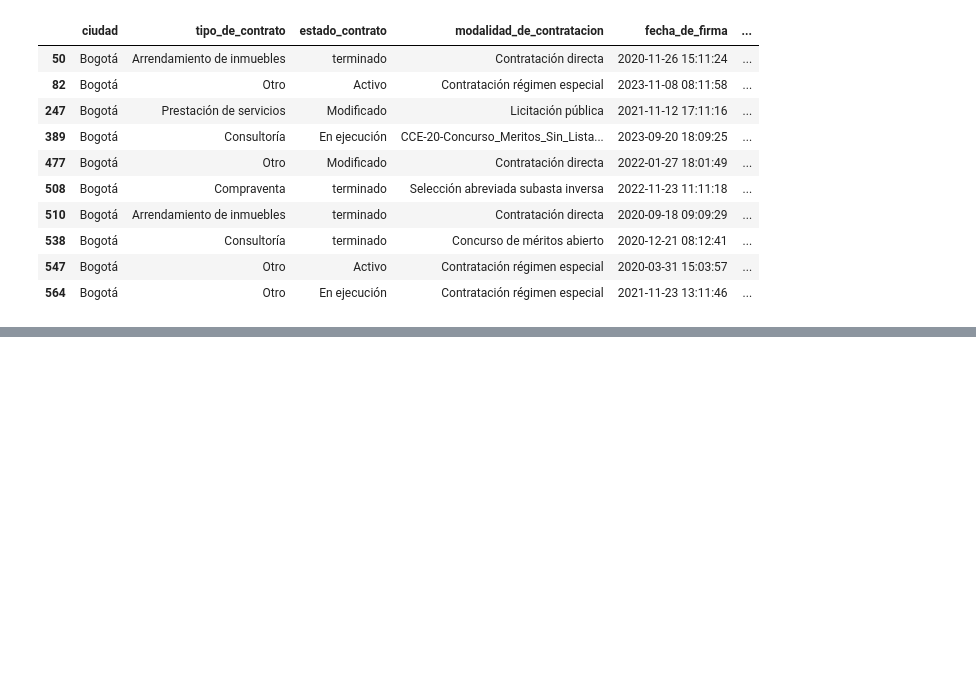
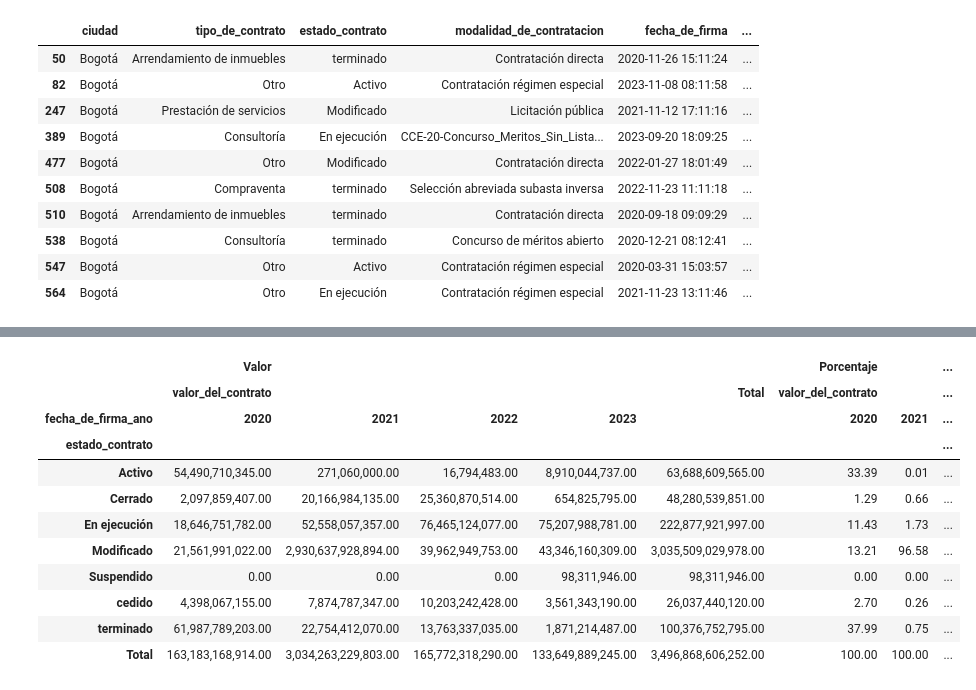
Before and after one commit to Maikclaros/AnCon_DNP, a Jupyter notebook: codigo/preprocesamiento/pre_procesamiento.ipynb, the cells around one changed output, grey strips where cells are left out. Drawn from its saved outputs; the diff is of its cells as text; code cells hidden in the pictures; blank space fills up the shorter version.

```diff
--- a/codigo/preprocesamiento/pre_procesamiento.ipynb
+++ b/codigo/preprocesamiento/pre_procesamiento.ipynb
@@ -532,0 +559,40 @@ media_valor_contrato.head(10) # Mostrar base
+# %%
+# Agrupar y calcular la suma y la cantidad
+DF_estado_contrato = DF_contratos_v1.groupby(['estado_contrato', 'fecha_de_firma_ano']).agg(
+    valor_del_contrato=('valor_del_contrato', 'sum'),
+    numero_de_contratos=('estado_contrato', 'size')
+)
+
+# Obtener años en columnas
+DF_estado_contrato = DF_estado_contrato.pivot_table(index='estado_contrato', columns='fecha_de_firma_ano', values=['valor_del_contrato'], fill_value=0)
+
+# Calcular el total por columna (suma de cada año)
+DF_estado_contrato.loc['Total', :] = DF_estado_contrato.sum()
+
+# Calcular el total por fila (suma de cada estado de contrato)
+DF_estado_contrato['Total'] = DF_estado_contrato.sum(axis=1)
+
+
+# Calcular el porcentaje en relación con el total por columna
+DF_estado_contrato_porcentaje_col = DF_estado_contrato.div(DF_estado_contrato.loc['Total'])*100
+
+# Concatenar los DataFrames originales y los DataFrames de porcentajes por columna
+DF_estado_contrato_final_col = pd.concat([DF_estado_contrato, DF_estado_contrato_porcentaje_col], axis=1, keys=['Valor', 'Porcentaje'])
+
+
+# # Mostrar base
+# DF_estado_contrato
+DF_estado_contrato_final_col
+# %% [output]
+|  | Valor |  |  |  |  | Porcentaje |  | ... |
+|  | valor_del_contrato |  |  |  | Total | valor_del_contrato |  | ... |
+| fecha_de_firma_ano | 2020 | 2021 | 2022 | 2023 |  | 2020 | 2021 | ... |
+| estado_contrato |  |  |  |  |  |  |  | ... |
+| Activo | 54,490,710,345.00 | 271,060,000.00 | 16,794,483.00 | 8,910,044,737.00 | 63,688,609,565.00 | 33.39 | 0.01 | ... |
+| Cerrado | 2,097,859,407.00 | 20,166,984,135.00 | 25,360,870,514.00 | 654,825,795.00 | 48,280,539,851.00 | 1.29 | 0.66 | ... |
+| En ejecución | 18,646,751,782.00 | 52,558,057,357.00 | 76,465,124,077.00 | 75,207,988,781.00 | 222,877,921,997.00 | 11.43 | 1.73 | ... |
+| Modificado | 21,561,991,022.00 | 2,930,637,928,894.00 | 39,962,949,753.00 | 43,346,160,309.00 | 3,035,509,029,978.00 | 13.21 | 96.58 | ... |
+| Suspendido | 0.00 | 0.00 | 0.00 | 98,311,946.00 | 98,311,946.00 | 0.00 | 0.00 | ... |
+| cedido | 4,398,067,155.00 | 7,874,787,347.00 | 10,203,242,428.00 | 3,561,343,190.00 | 26,037,440,120.00 | 2.70 | 0.26 | ... |
+| terminado | 61,987,789,203.00 | 22,754,412,070.00 | 13,763,337,035.00 | 1,871,214,487.00 | 100,376,752,795.00 | 37.99 | 0.75 | ... |
+| Total | 163,183,168,914.00 | 3,034,263,229,803.00 | 165,772,318,290.00 | 133,649,889,245.00 | 3,496,868,606,252.00 | 100.00 | 100.00 | ... |
```
Also changed, not shown: parts of 3 cells of this notebook, 2 other files.
